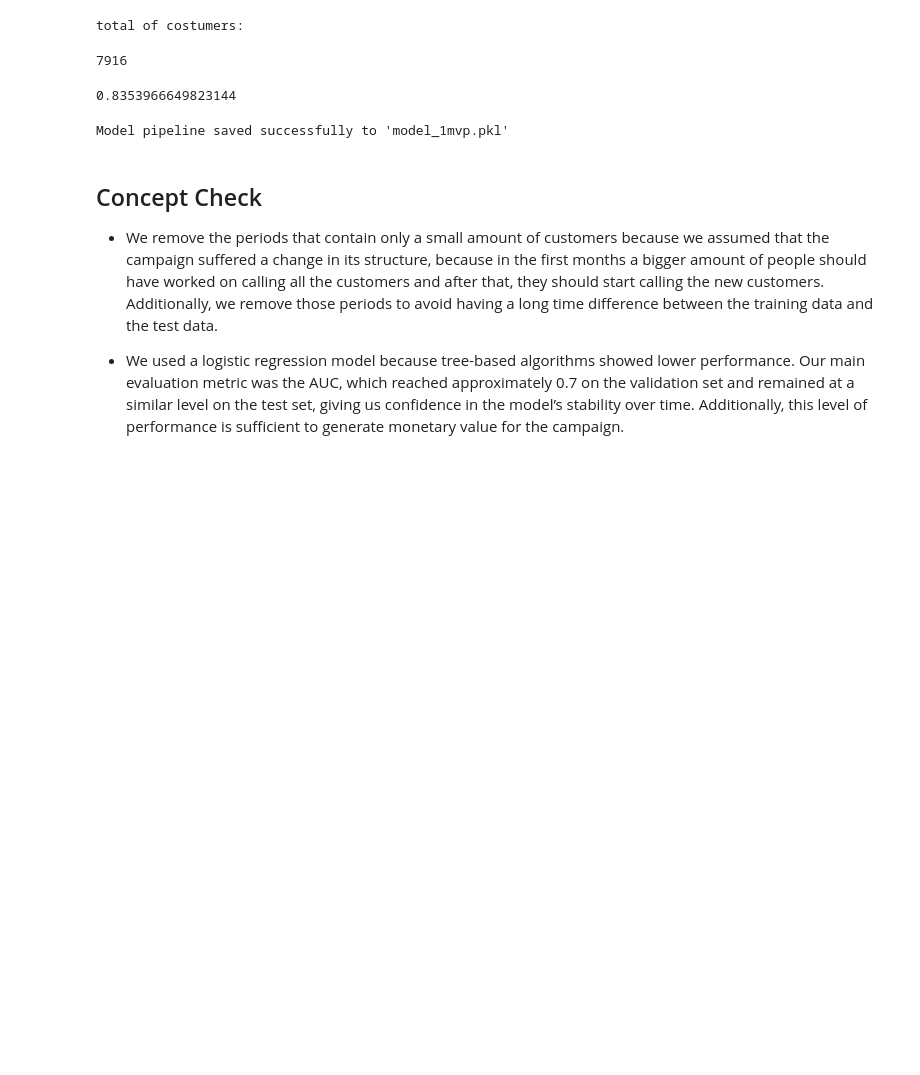
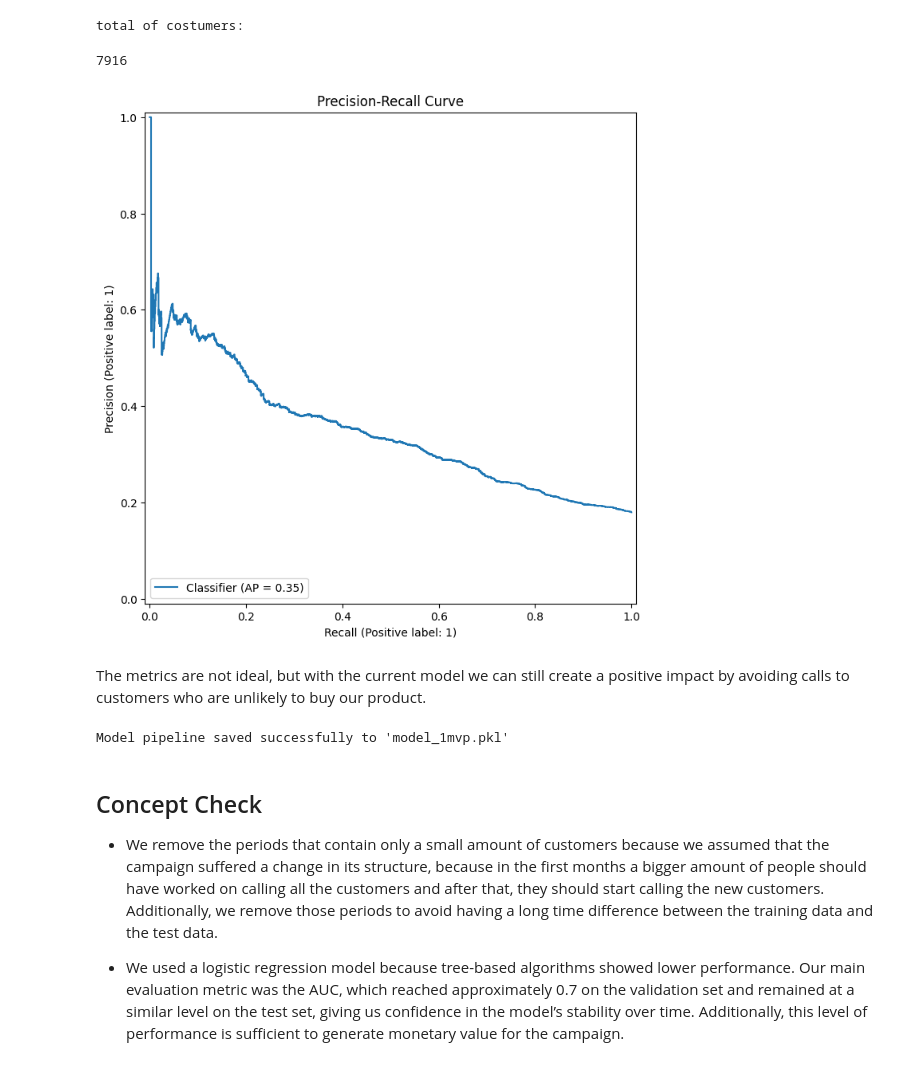
Before and after one commit to csmoilis/final_assignment_bank_campaign, a Jupyter notebook: Bank_marketing_campaign.ipynb, the cells around one changed output. Drawn from its saved outputs; the diff is of its cells as text; code cells hidden in the pictures; blank space fills up the shorter version.

```diff
--- a/Bank_marketing_campaign.ipynb
+++ b/Bank_marketing_campaign.ipynb
@@ -1242,10 +1282,15 @@ len(df_result_sorted)
 # %% [output]
 total of costumers:
 7916
-# %%
-6613/7916
-# %% [output]
-0.8353966649823144
+# %%
+fig, ax = plt.subplots(figsize=(10, 8))
+PrecisionRecallDisplay.from_predictions(y_test, y_pred_logreg_proba, ax=ax)
+plt.title("Precision-Recall Curve")
+plt.show()
+# %% [output]
+[figure, added]
+# %% [markdown]
+The metrics are not ideal, but with the current model we can still create a positive impact by avoiding calls to customers who are unlikely to buy our product.
 # %%
 import joblib
 model_filename = f'model_1mvp.pkl'
```
Also changed, not shown: parts of 70 cells of this notebook, 1 other file.
